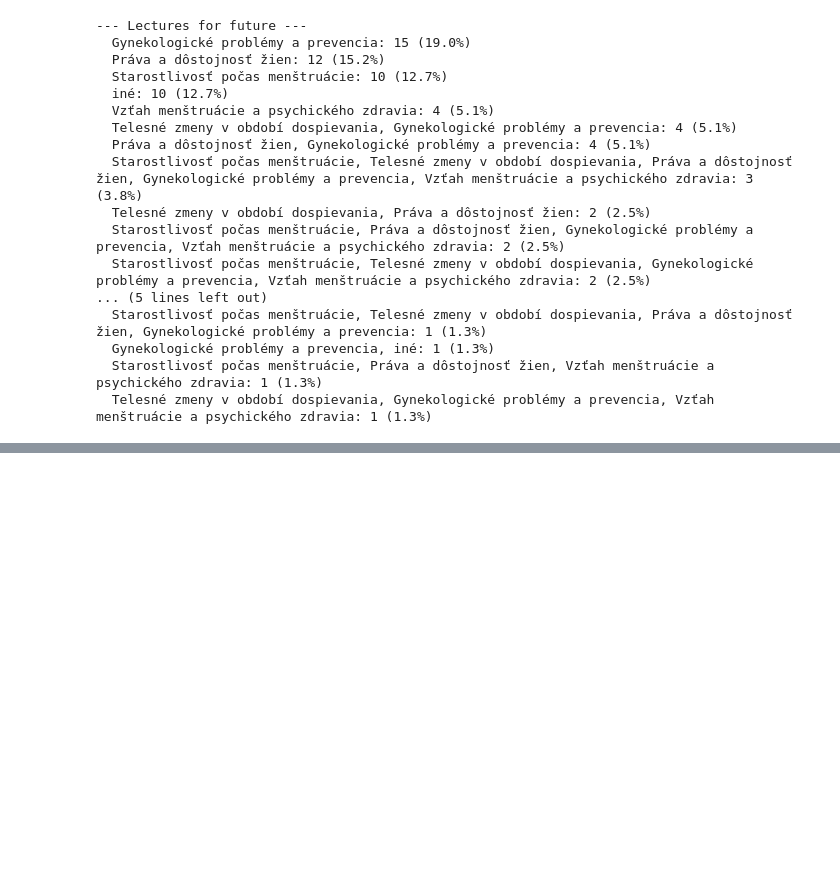
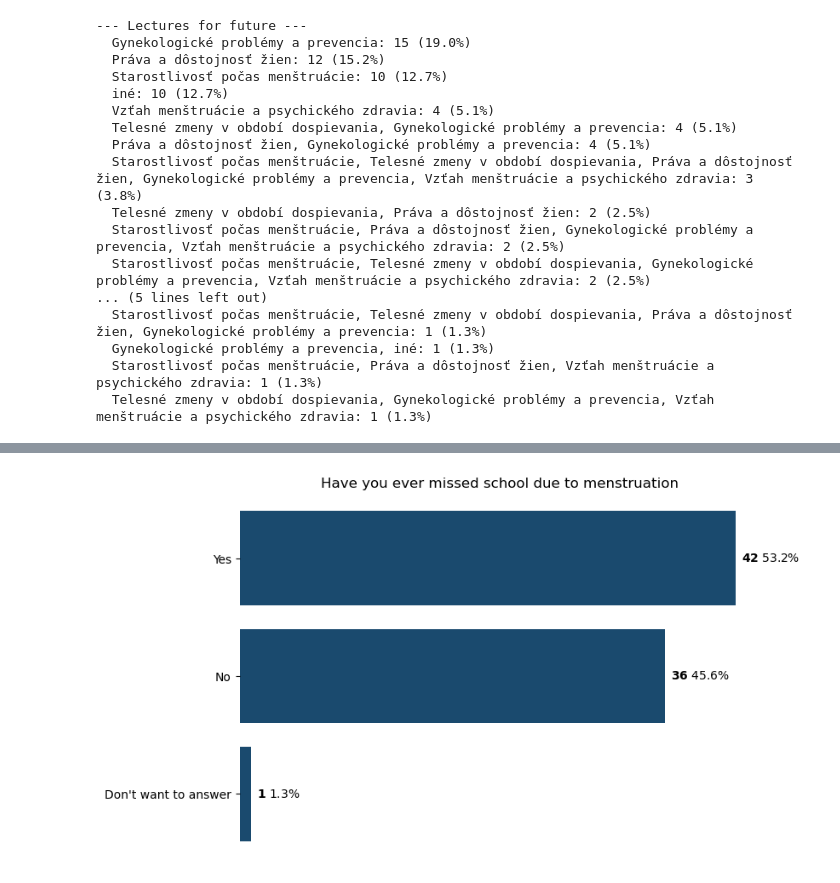
Before and after one commit to hovancas/Bardejov-research, a Jupyter notebook: after_installation_analysis.ipynb, the cells around one changed output, grey strips where cells are left out. Drawn from its saved outputs; the diff is of its cells as text; code cells hidden in the pictures; blank space fills up the shorter version.

```diff
--- a/after_installation_analysis.ipynb
+++ b/after_installation_analysis.ipynb
@@ -227,0 +314,24 @@ for answer, count in lectures_fut.items():
+# %%
+## Missed school due to menstruation
+
+missed_school = after_data['Chýbala si niekedy v škole kvôli menštruácii?'].map(answer_map).value_counts()
+missed_school = missed_school.reindex(['Yes', 'No', 'Don\'t want to answer'])
+
+plt.figure(figsize=(8, 5))
+bars = plt.barh(missed_school.index, missed_school.values, color='#1a4a6e')
+plt.title('Have you ever missed school due to menstruation')
+plt.gca().invert_yaxis()
+
+plt.tight_layout()
+for spine in plt.gca().spines.values():
+    spine.set_visible(False)
+plt.gca().xaxis.set_visible(False)
+
+total = sum(missed_school.values)
+for i, v in enumerate(missed_school.values):
+    percentage = v / total * 100
+    plt.text(v + 0.5, i, f"$\\mathbf{{{v}}}$ {percentage:.1f}%", va='center', fontsize=10)
+
+plt.show()
+# %% [output]
+[figure, added]
```
Also changed, not shown: parts of 29 cells of this notebook, 1 other file.
